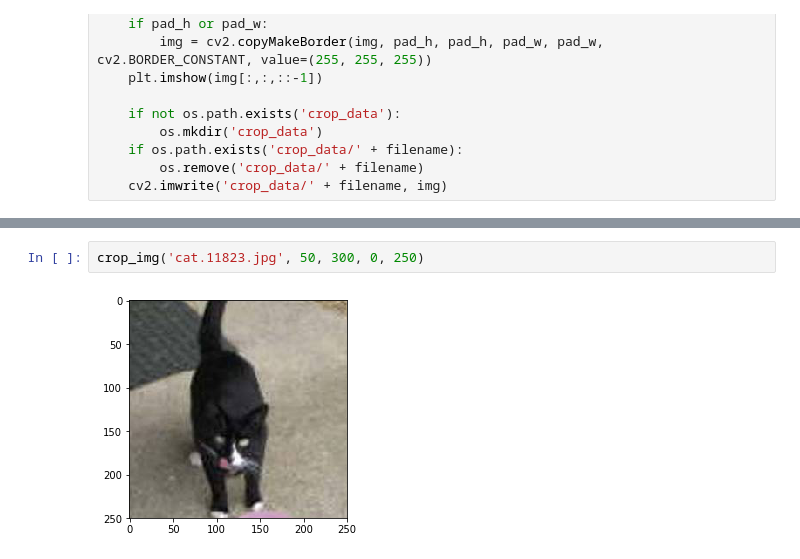
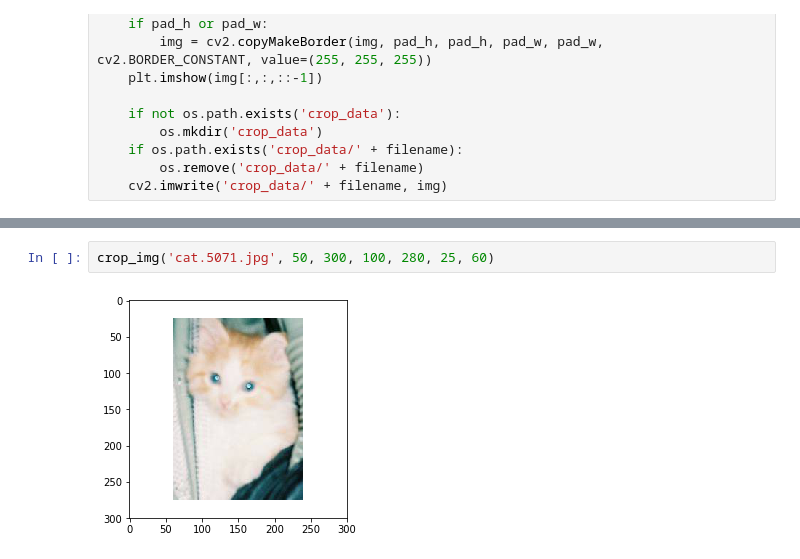
Before and after one commit to crj0322/dog_vs_cat, a Jupyter notebook: classification/data_preprocess.ipynb, the cells around one changed output, grey strips where cells are left out. Cells and saved outputs as stored; diff of their text form.

```diff
--- a/classification/data_preprocess.ipynb
+++ b/classification/data_preprocess.ipynb
@@ -196,4 +180,4 @@ crop_img('cat.6817.jpg', 0, 200, 250, 450)
 # %%
-crop_img('cat.11823.jpg', 50, 300, 0, 250)
+crop_img('cat.5071.jpg', 50, 300, 100, 280, 25, 60)
 # %% [output]
-[figure, old version]
+[figure, new version]
```
Also changed, not shown: parts of 24 cells of this notebook, 6 other files.
